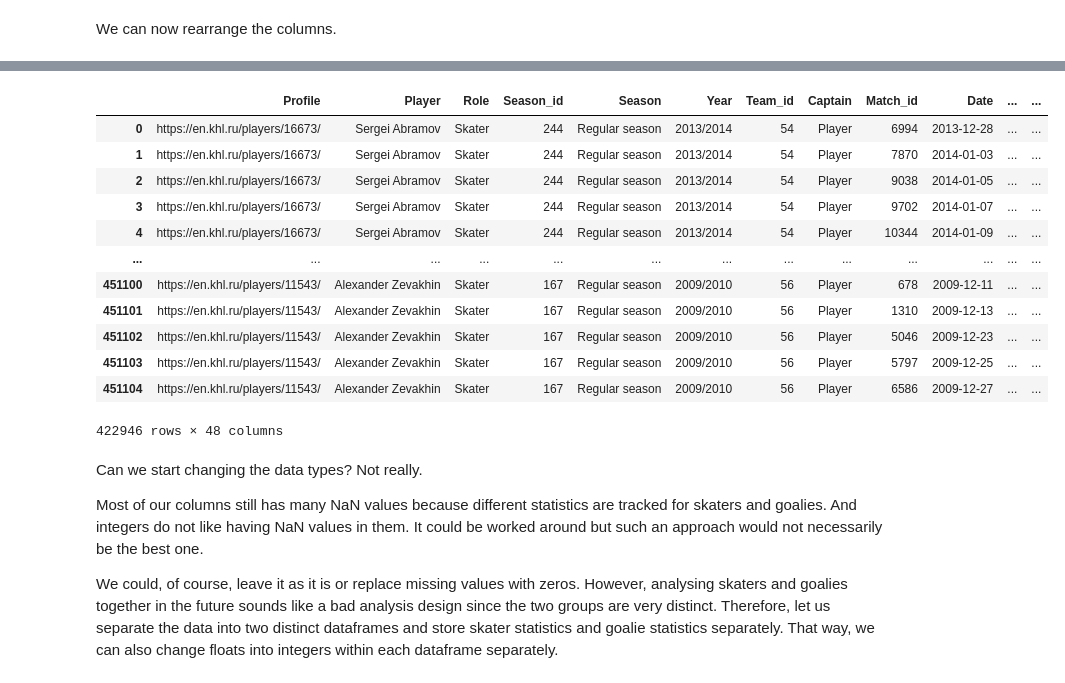
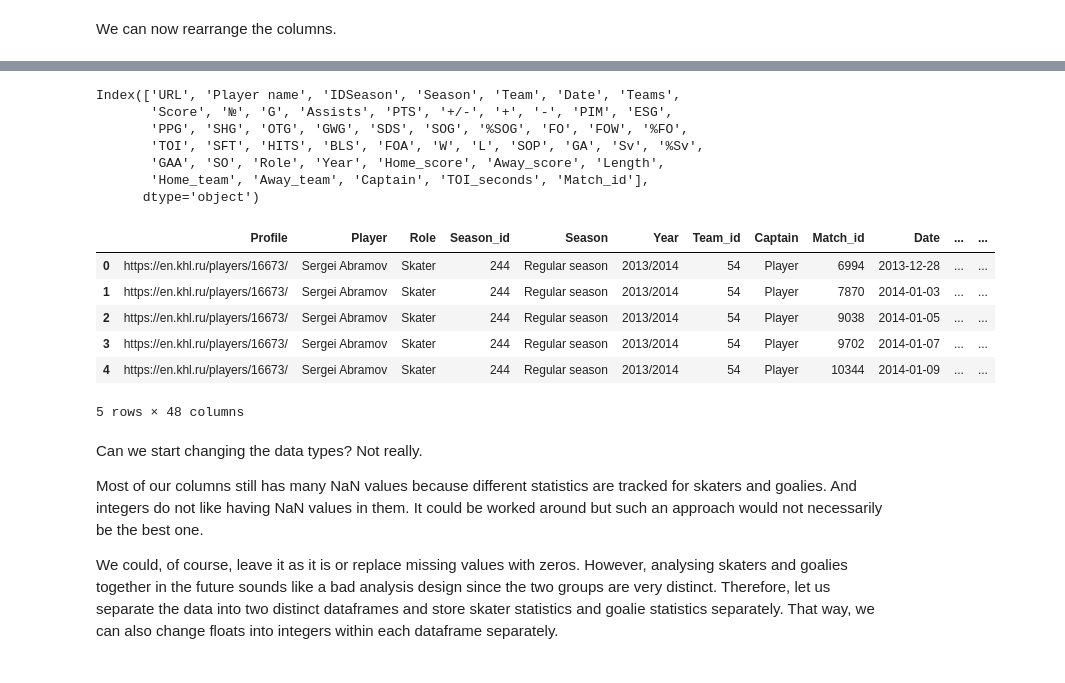
Before and after one commit to Dark-Hobbit/khl, a Jupyter notebook: stage_2/players_processing_match.ipynb, the cells around one changed output, grey strips where cells are left out. Cells and saved outputs as stored; diff of their text form; code cells hidden in the pictures.

Commit message:
Completed changes to match statistics
The notebook has been further streamlined. The .csv files were updated with respect to the recent changes.

```diff
--- a/stage_2/players_processing_match.ipynb
+++ b/stage_2/players_processing_match.ipynb
@@ -122,4 +116,4 @@ Length: 3694, dtype: int64
 # %%
 # No icetime can be recorded as either NaN, '-', '0' or '0.0' and we want neither of them.
 zero_list = [np.NaN, '-', '0', '0.0']
-players_match = raw_players_match[~raw_players_match['TOI'].isin(zero_list)]
+players_match = raw_players_match[~raw_players_match['TOI'].isin(zero_list)].copy()
@@ -265,44 +242,49 @@ Index(['URL', 'Player name', 'IDSeason', 'Season', 'Team', 'Date', 'Teams',
+# %%
+# We can copy paste parts of the list of column names instead of typing them up manually.
+players_match.columns
+# %% [output]
+Index(['URL', 'Player name', 'IDSeason', 'Season', 'Team', 'Date', 'Teams',
+       'Score', '№', 'G', 'Assists', 'PTS', '+/-', '+', '-', 'PIM', 'ESG',
+       'PPG', 'SHG', 'OTG', 'GWG', 'SDS', 'SOG', '%SOG', 'FO', 'FOW', '%FO',
+       'TOI', 'SFT', 'HITS', 'BLS', 'FOA', 'W', 'L', 'SOP', 'GA', 'Sv', '%Sv',
+       'GAA', 'SO', 'Role', 'Year', 'Home_score', 'Away_score', 'Length',
+       'Home_team', 'Away_team', 'Captain', 'TOI_seconds', 'Match_id'],
+      dtype='object')
 # %%
 # Dropping the columns we are no longer interested in.
 players_match.drop(['Teams', 'Score'], axis=1, inplace=True)
 
 # We will have to move the columns around quite a bit.
 columns = ['URL', 'Player name', 'Role', 'IDSeason', 'Season', 'Year', 'Team', 'Captain', 'Match_id', 'Date',
            'Home_team', 'Away_team', 'Home_score', 'Away_score', 'Length', '№', 'G', 'Assists', 'PTS', '+/-',
            '+', '-', 'PIM', 'ESG', 'PPG', 'SHG', 'OTG', 'GWG', 'SDS', 'SOG', '%SOG', 'FO', 'FOW', '%FO',
            'TOI', 'TOI_seconds', 'SFT', 'HITS', 'BLS', 'FOA', 'W', 'L', 'SOP', 'GA', 'Sv', '%Sv', 'GAA', 'SO']
 players_match = players_match[columns]
 
 # The current column names are not very informative, are they?
 header = ['Profile', 'Player', 'Role', 'Season_id', 'Season', 'Year', 'Team_id', 'Captain', 'Match_id', 'Date', 'Home_team',
           'Away_team', 'Home_score', 'Away_score', 'Length', 'Number', 'Goals', 'Assists', 'Points', 'Plus_minus', 'Plus',
           'Minus', 'Penalties', 'Goals_even', 'Goals_powerplay', 'Goals_shorthanded', 'Goals_overtime', 'Game_winning_goals',
           'Game_winning_shootouts', 'Shots', 'Shots_percentage', 'Faceoffs', 'Faceoffs_won', 'Faceoffs_percentage',
           'Icetime', 'Icetime_seconds', 'Shifts', 'Hits', 'Shots_blocked', 'Penalties_against', 'Wins', 'Losses',
           'Shootouts', 'Goals_against', 'Saves', 'Saves_percentage', 'Goals_against_average', 'Shutouts']
 players_match.columns = header
 
 # The player's number and season/team/match IDs are currently stored as float, let us change them into object.
 players_object = ['Season_id', 'Team_id', 'Match_id', 'Number']
 players_match[players_object] = players_match[players_object].astype('object')
 
 # What do you think we are going to do to the 'Date' column?
 players_match['Date'] = pd.to_datetime(players_match['Date'])
-players_match
+players_match.head(5)
 # %% [output]
 |  | Profile | Player | Role | Season_id | Season | Year | Team_id | Captain | Match_id | Date | ... | ... |
 | 0 | https://en.khl.ru/players/16673/ | Sergei Abramov | Skater | 244 | Regular season | 2013/2014 | 54 | Player | 6994 | 2013-12-28 | ... | ... |
 | 1 | https://en.khl.ru/players/16673/ | Sergei Abramov | Skater | 244 | Regular season | 2013/2014 | 54 | Player | 7870 | 2014-01-03 | ... | ... |
 | 2 | https://en.khl.ru/players/16673/ | Sergei Abramov | Skater | 244 | Regular season | 2013/2014 | 54 | Player | 9038 | 2014-01-05 | ... | ... |
 | 3 | https://en.khl.ru/players/16673/ | Sergei Abramov | Skater | 244 | Regular season | 2013/2014 | 54 | Player | 9702 | 2014-01-07 | ... | ... |
 | 4 | https://en.khl.ru/players/16673/ | Sergei Abramov | Skater | 244 | Regular season | 2013/2014 | 54 | Player | 10344 | 2014-01-09 | ... | ... |
-| ... | ... | ... | ... | ... | ... | ... | ... | ... | ... | ... | ... | ... |
-| 451100 | https://en.khl.ru/players/11543/ | Alexander Zevakhin | Skater | 167 | Regular season | 2009/2010 | 56 | Player | 678 | 2009-12-11 | ... | ... |
-| 451101 | https://en.khl.ru/players/11543/ | Alexander Zevakhin | Skater | 167 | Regular season | 2009/2010 | 56 | Player | 1310 | 2009-12-13 | ... | ... |
-| 451102 | https://en.khl.ru/players/11543/ | Alexander Zevakhin | Skater | 167 | Regular season | 2009/2010 | 56 | Player | 5046 | 2009-12-23 | ... | ... |
-| 451103 | https://en.khl.ru/players/11543/ | Alexander Zevakhin | Skater | 167 | Regular season | 2009/2010 | 56 | Player | 5797 | 2009-12-25 | ... | ... |
-| 451104 | https://en.khl.ru/players/11543/ | Alexander Zevakhin | Skater | 167 | Regular season | 2009/2010 | 56 | Player | 6586 | 2009-12-27 | ... | ... |
-422946 rows × 48 columns
+5 rows × 48 columns
 # %% [markdown]
 Can we start changing the data types? Not really.
 
```
Also changed, not shown: parts of 29 cells of this notebook, 2 other files.
